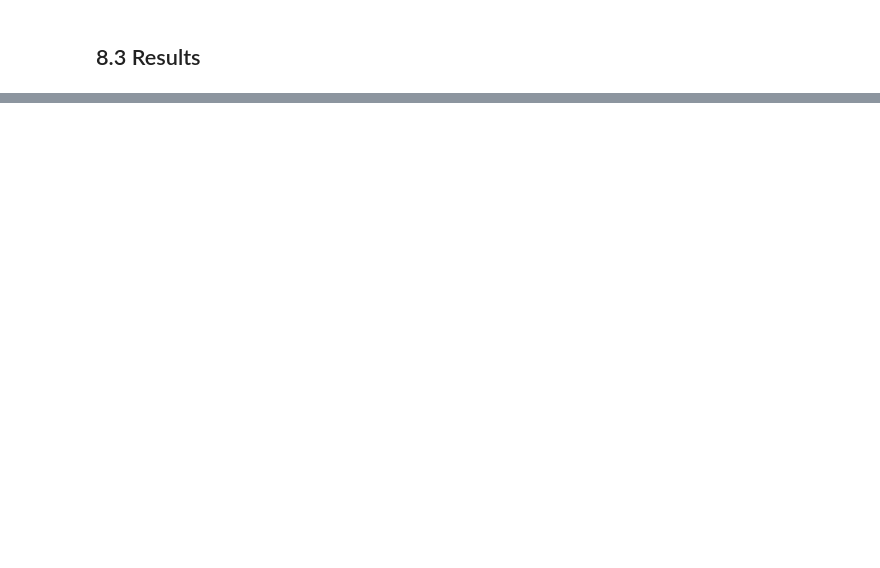
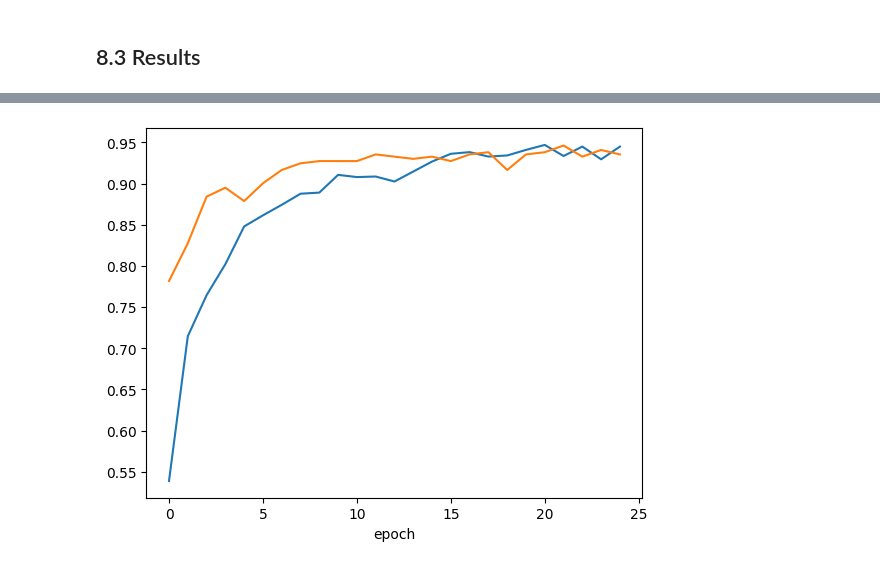
Before and after one commit to peter-welander/UCSD-ML-Capstone, a Jupyter notebook: Step8-Prototype.ipynb, the cells around one changed output, grey strips where cells are left out. Drawn from its saved outputs; the diff is of its cells as text; code cells hidden in the pictures; blank space fills up the shorter version.

Commit message:
Add the final model results for the prototype

```diff
--- a/Step8-Prototype.ipynb
+++ b/Step8-Prototype.ipynb
@@ -164,0 +174,17 @@ It looks like the best hyper parameters were:
+# %%
+model = tf.keras.Sequential([
+    layers.Rescaling(1./255),
+    base_model,
+    layers.Flatten(),
+    layers.Dense(16, activation='relu'),
+    layers.Dropout(0.25),
+    layers.Dense(num_classes),
+])
+model.compile(
+    optimizer='adam',
+    loss=tf.keras.losses.SparseCategoricalCrossentropy(from_logits=True),
+    metrics=['accuracy'],
+)
+
+history = model.fit(train_ds, validation_data=val_ds, epochs=epochs, verbose=1)
+f1 = f1_score(model)
@@ -164,0 +209,7 @@ It looks like the best hyper parameters were:
+# %%
+plt.plot(history.history['accuracy'], label = 'accuracy')
+plt.plot(history.history['val_accuracy'], label = 'validation accuracy')
+plt.xlabel('epoch')
+plt.show()
+# %% [output]
+[figure, added]
```
Also changed, not shown: parts of 7 cells of this notebook, 1 other file.
